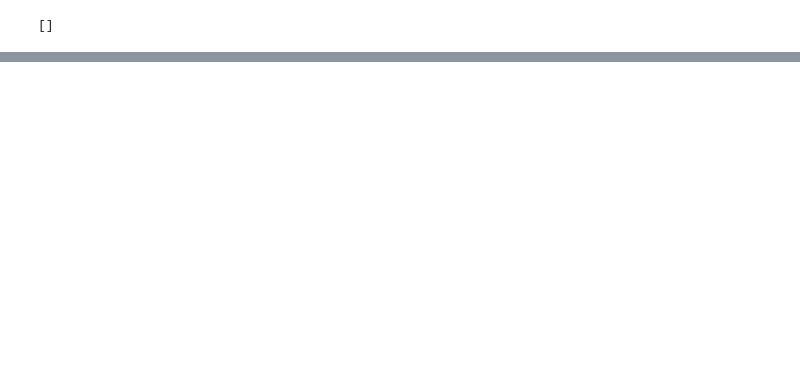
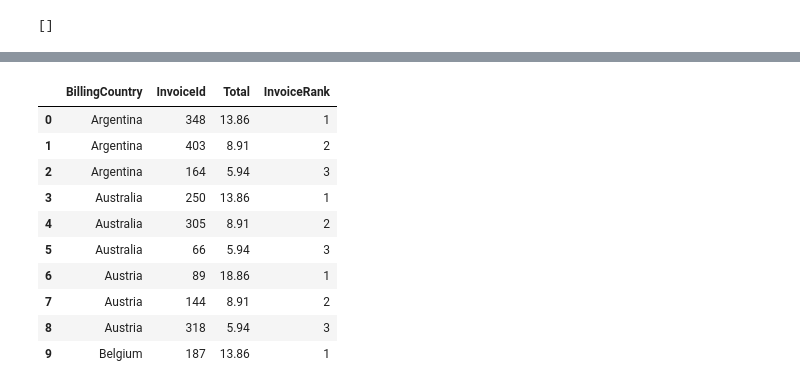
Before and after one commit to fairozkhan10/CS-639-Data_mgmt_practice-, a Jupyter notebook: p1/p1.ipynb, the cells around one changed output, grey strips where cells are left out. Saved outputs shown, nothing was run; the diff lists cells and outputs as text; code cells hidden in the pictures; blank space fills up the shorter version.

```diff
--- a/p1/p1.ipynb
+++ b/p1/p1.ipynb
@@ -394,0 +885,30 @@ missing
+# %%
+#q34
+sql = """
+SELECT BillingCountry, InvoiceId, Total, InvoiceRank
+FROM (
+  SELECT
+    BillingCountry,
+    InvoiceId,
+    Total,
+    DENSE_RANK() OVER (PARTITION BY BillingCountry ORDER BY Total DESC) AS InvoiceRank
+  FROM Invoice
+) x
+WHERE InvoiceRank <= 3
+ORDER BY BillingCountry ASC, Total DESC, InvoiceId ASC;
+"""
+q34_df = pd.read_sql(sql, conn)
+q34_df.to_pickle("q34.pkl")
+q34_df.head(10)
+# %% [output]
+|  | BillingCountry | InvoiceId | Total | InvoiceRank |
+| 0 | Argentina | 348 | 13.86 | 1 |
+| 1 | Argentina | 403 | 8.91 | 2 |
+| 2 | Argentina | 164 | 5.94 | 3 |
+| 3 | Australia | 250 | 13.86 | 1 |
+| 4 | Australia | 305 | 8.91 | 2 |
+| 5 | Australia | 66 | 5.94 | 3 |
+| 6 | Austria | 89 | 18.86 | 1 |
+| 7 | Austria | 144 | 8.91 | 2 |
+| 8 | Austria | 318 | 5.94 | 3 |
+| 9 | Belgium | 187 | 13.86 | 1 |
```
Also changed, not shown: parts of 24 cells of this notebook, 22 other files.
